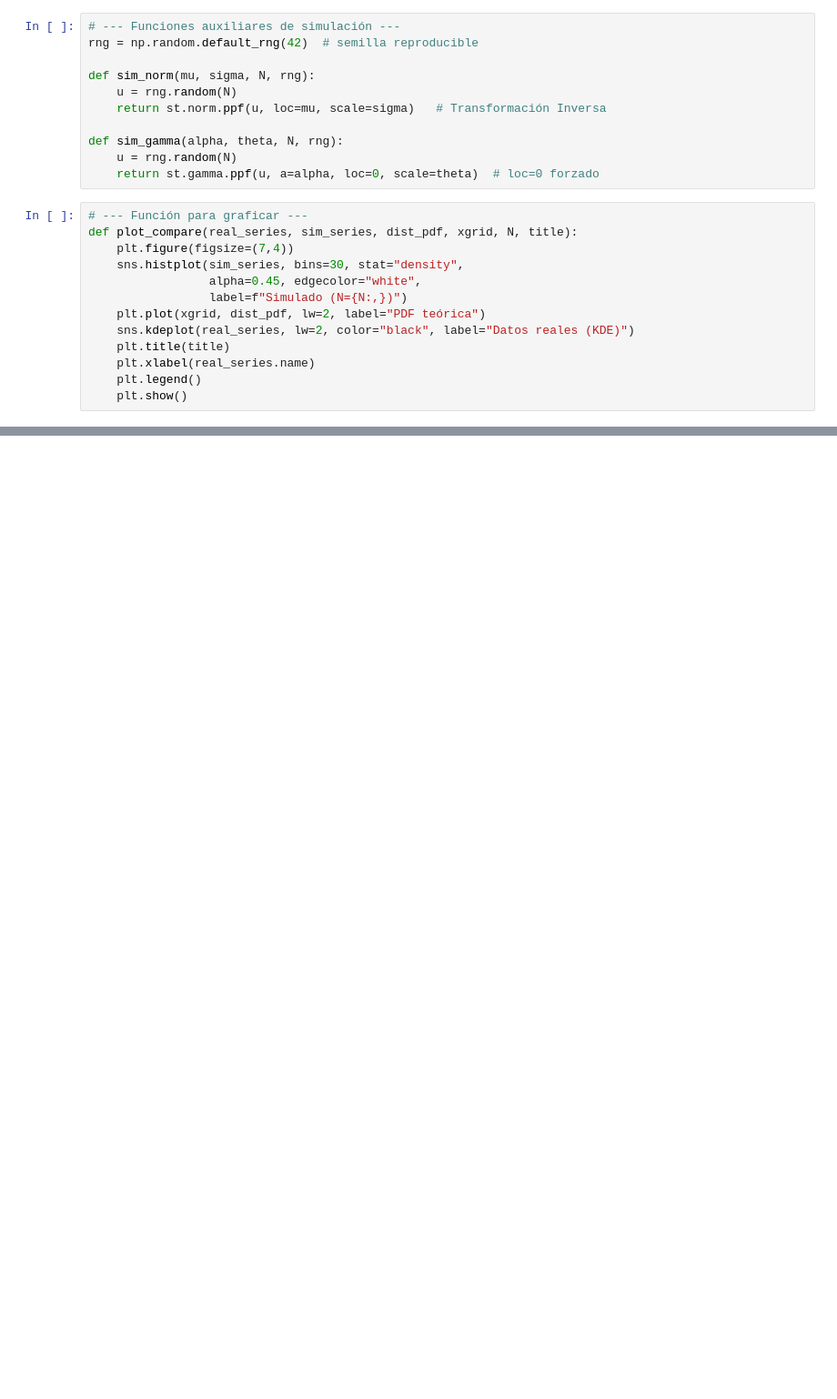
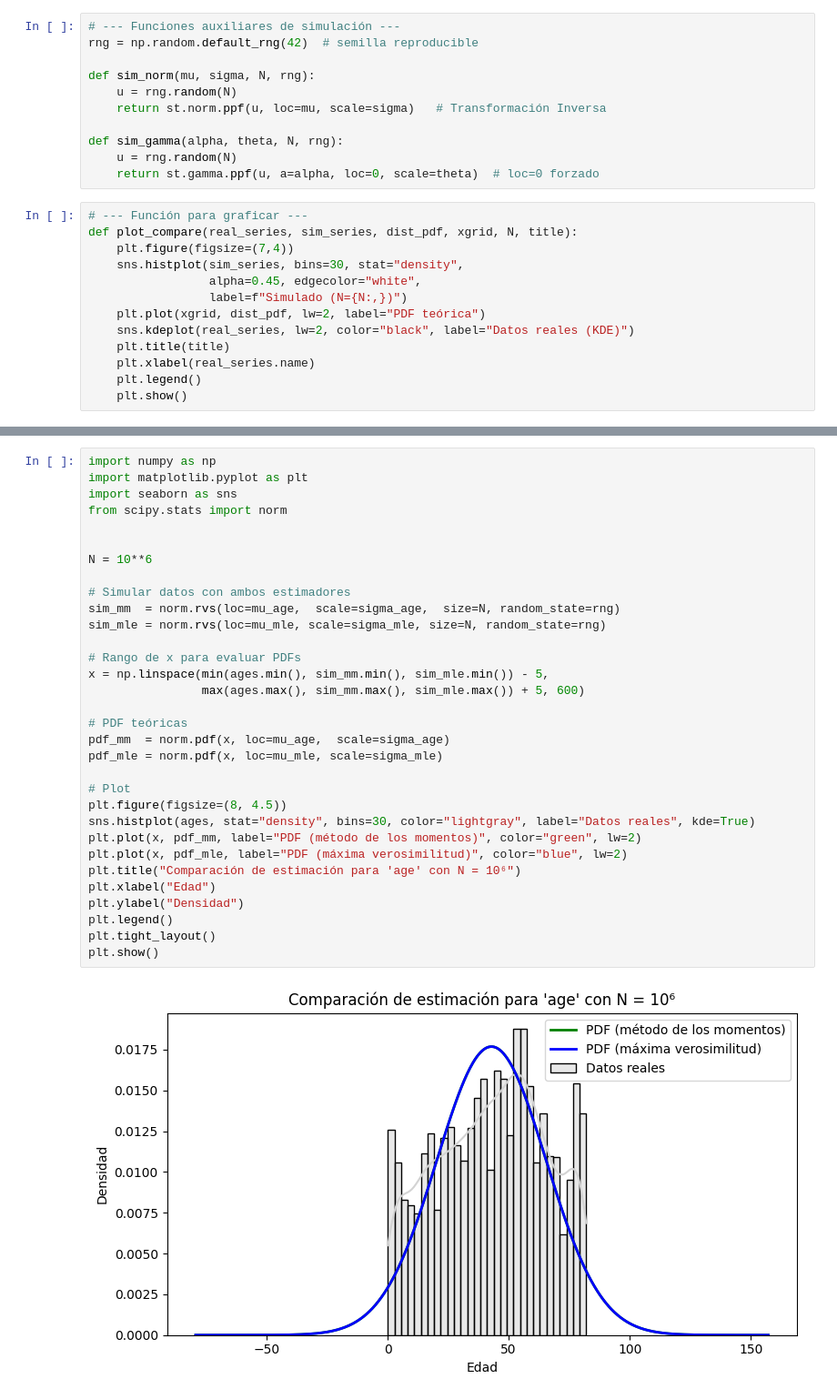
Before and after one commit to champagne-gabo/proyecto-inf280, a Jupyter notebook: notebook final.ipynb, the cells around one changed output, grey strips where cells are left out. Shown at 91% size. Cells and saved outputs as stored; diff of their text form; blank space fills up the shorter version.

```diff
--- a/notebook final.ipynb
+++ b/notebook final.ipynb
@@ -1173,0 +1253,34 @@ plt.show()
+# %%
+import numpy as np
+import matplotlib.pyplot as plt
+import seaborn as sns
+from scipy.stats import norm
+
+
+N = 10**6
+
+# Simular datos con ambos estimadores
+sim_mm  = norm.rvs(loc=mu_age,  scale=sigma_age,  size=N, random_state=rng)
+sim_mle = norm.rvs(loc=mu_mle, scale=sigma_mle, size=N, random_state=rng)
+
+# Rango de x para evaluar PDFs
+x = np.linspace(min(ages.min(), sim_mm.min(), sim_mle.min()) - 5,
+                max(ages.max(), sim_mm.max(), sim_mle.max()) + 5, 600)
+
+# PDF teóricas
+pdf_mm  = norm.pdf(x, loc=mu_age,  scale=sigma_age)
+pdf_mle = norm.pdf(x, loc=mu_mle, scale=sigma_mle)
+
+# Plot
+plt.figure(figsize=(8, 4.5))
+sns.histplot(ages, stat="density", bins=30, color="lightgray", label="Datos reales", kde=True)
+plt.plot(x, pdf_mm, label="PDF (método de los momentos)", color="green", lw=2)
+plt.plot(x, pdf_mle, label="PDF (máxima verosimilitud)", color="blue", lw=2)
+plt.title("Comparación de estimación para 'age' con N = 10⁶")
+plt.xlabel("Edad")
+plt.ylabel("Densidad")
+plt.legend()
+plt.tight_layout()
+plt.show()
+# %% [output]
+[figure, added]
```
Also changed, not shown: parts of 26 cells of this notebook.
